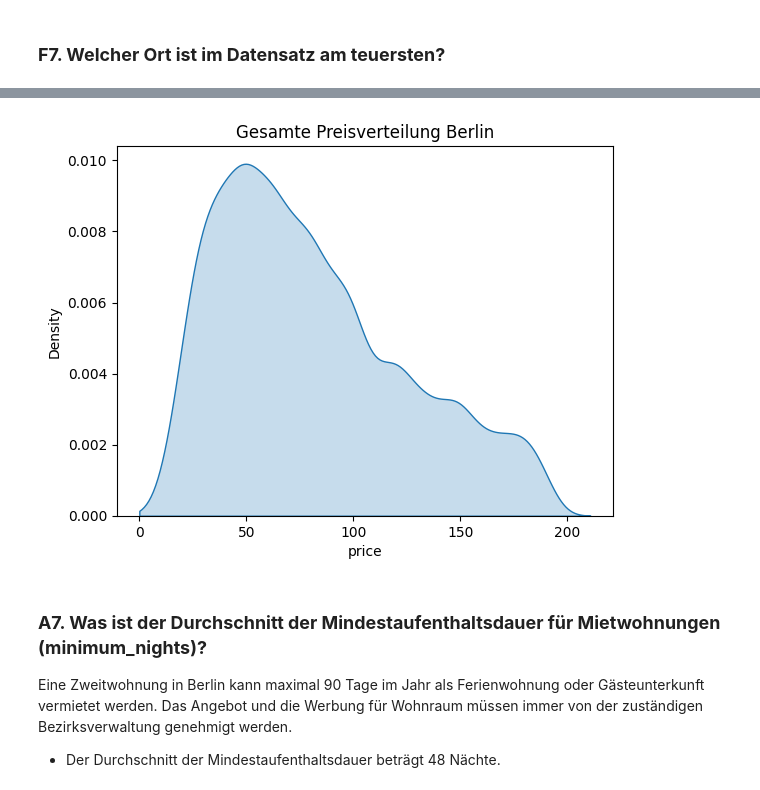
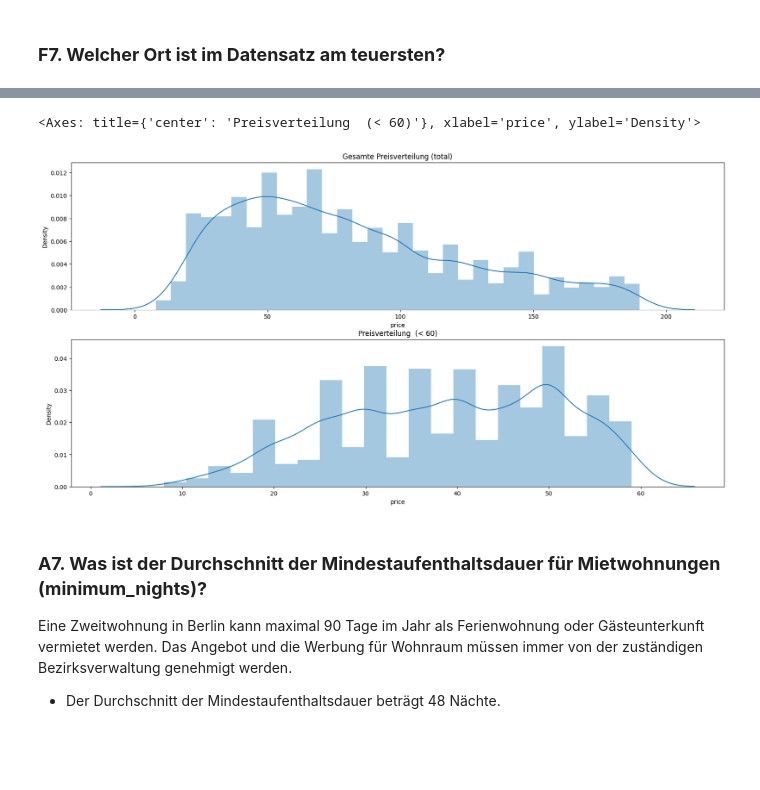
Before and after one commit to awildt01/Airbnb_Berlin-, a Jupyter notebook: Airbnb_(Berlin).ipynb, the cells around one changed output, grey strips where cells are left out. Drawn from its saved outputs; the diff is of its cells as text; code cells hidden in the pictures; blank space fills up the shorter version.

```diff
--- a/Airbnb_(Berlin).ipynb
+++ b/Airbnb_(Berlin).ipynb
@@ -637,11 +637,19 @@ Neukölln                    68.693966
 Name: price, dtype: float64
 # %%
 # Gesamte Preisverteilung
-sns.kdeplot(df_clean.price, shade=True, clip=(0, 300),palette='Greens')
-plt.title("Gesamte Preisverteilung Berlin")
-fig.show()
+# sns.kdeplot(df_clean.price, shade=True, clip=(0, 300),palette='Greens')
+# plt.title("Gesamte Preisverteilung Berlin")
+# fig.show()
+
+fig, ax= plt.subplots(2,1, figsize=(20,10))
+
+ax[0].set_title("Gesamte Preisverteilung (total)")
+sns.distplot(df_clean['price'], kde=True, ax=ax[0])
+ax[1].set_title("Preisverteilung  (< 60)")
+sns.distplot(df_clean[df_clean['price'] < 60]['price'], kde=True, ax=ax[1])
 # %% [output]
+<Axes: title={'center': 'Preisverteilung  (< 60)'}, xlabel='price', ylabel='Density'>
-[figure, old version]
+[figure, new version]
 # %% [markdown]
 ### **A7. Was ist der Durchschnitt der Mindestaufenthaltsdauer für Mietwohnungen (minimum_nights)?**
 
```
Also changed, not shown: parts of 1 cell of this notebook.
